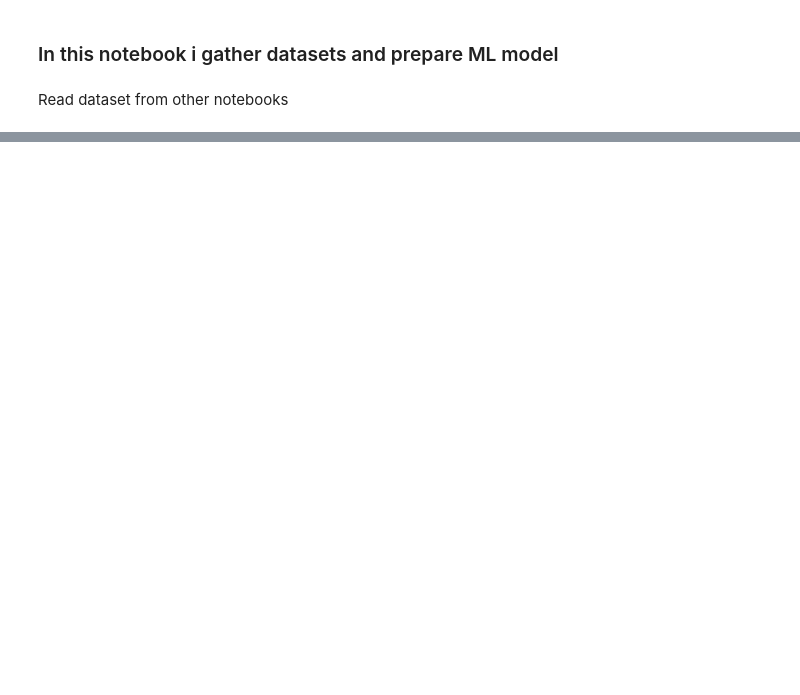
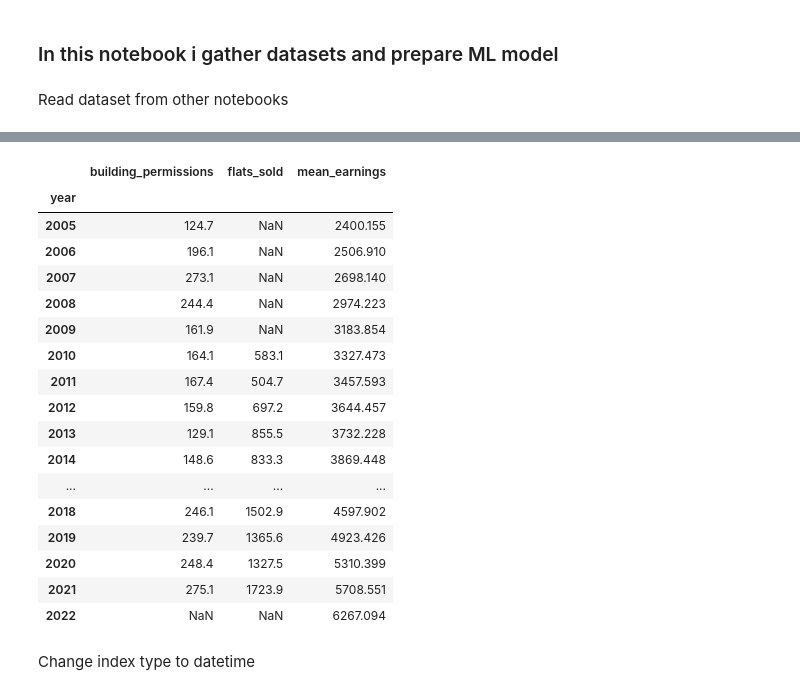
Before and after one commit to tomczykart/housing-market-prediction, a Jupyter notebook: notebooks/ml_model.ipynb, the cells around one changed output, grey strips where cells are left out. Saved outputs shown, nothing was run; the diff lists cells and outputs as text; code cells hidden in the pictures; blank space fills up the shorter version.

Commit message:
Prepere data for the model

```diff
--- a/notebooks/ml_model.ipynb
+++ b/notebooks/ml_model.ipynb
@@ -40,0 +55,24 @@ data
+# %%
+data = data.groupby('year').mean()
+data
+# %% [output]
+|  | building_permissions | flats_sold | mean_earnings |
+| year |  |  |  |
+| 2005 | 124.7 | NaN | 2400.155 |
+| 2006 | 196.1 | NaN | 2506.910 |
+| 2007 | 273.1 | NaN | 2698.140 |
+| 2008 | 244.4 | NaN | 2974.223 |
+| 2009 | 161.9 | NaN | 3183.854 |
+| 2010 | 164.1 | 583.1 | 3327.473 |
+| 2011 | 167.4 | 504.7 | 3457.593 |
+| 2012 | 159.8 | 697.2 | 3644.457 |
+| 2013 | 129.1 | 855.5 | 3732.228 |
+| 2014 | 148.6 | 833.3 | 3869.448 |
+| ... | ... | ... | ... |
+| 2018 | 246.1 | 1502.9 | 4597.902 |
+| 2019 | 239.7 | 1365.6 | 4923.426 |
+| 2020 | 248.4 | 1327.5 | 5310.399 |
+| 2021 | 275.1 | 1723.9 | 5708.551 |
+| 2022 | NaN | NaN | 6267.094 |
+# %% [markdown]
+Change index type to datetime
```
Also changed, not shown: parts of 25 cells of this notebook, 2 other files.
